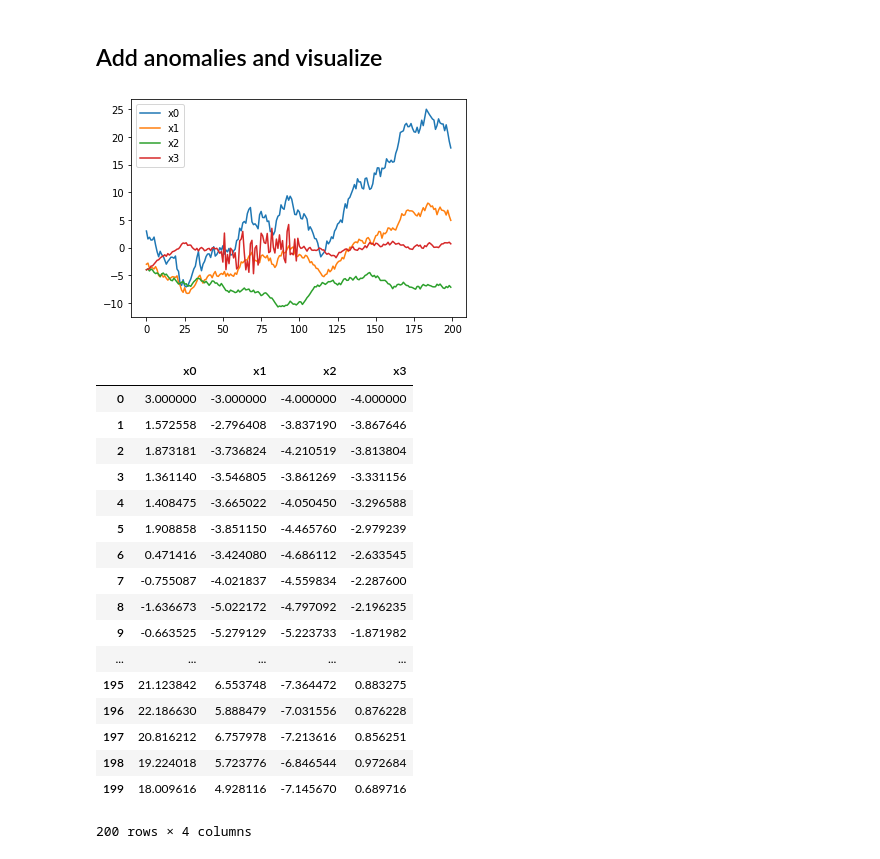
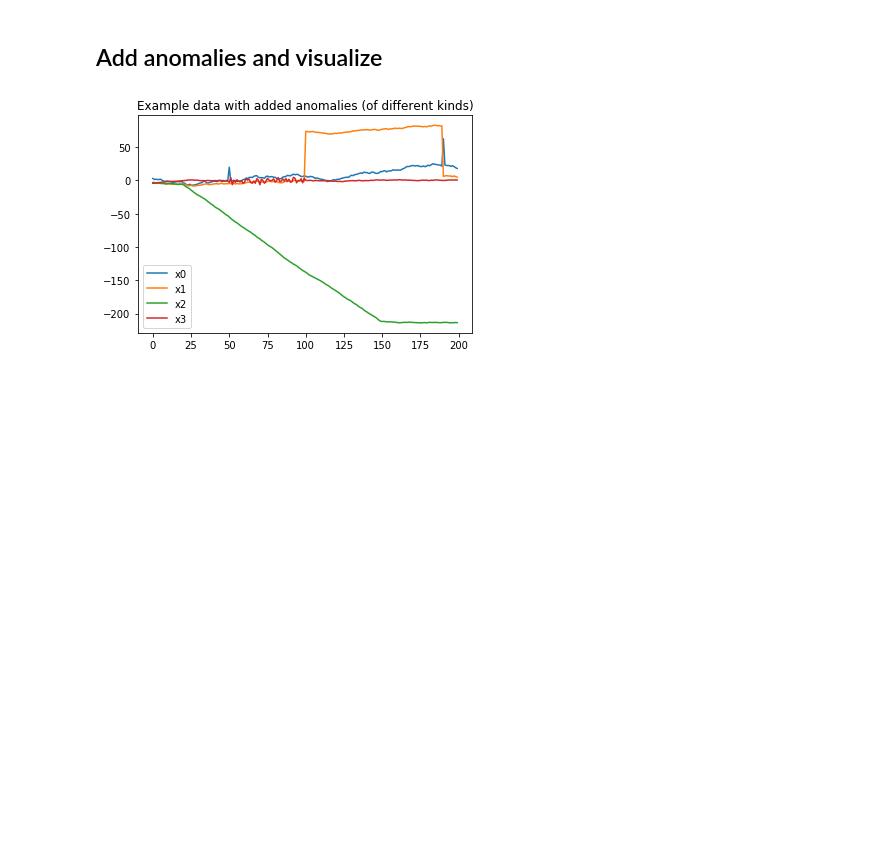
Before and after one commit to clemenspeters/ARIMA, a Jupyter notebook: AnomalyGeneratorOnTimeSeries.ipynb, the cells around one changed output. Cells and saved outputs as stored; diff of their text form; code cells hidden in the pictures; blank space fills up the shorter version.

```diff
--- a/AnomalyGeneratorOnTimeSeries.ipynb
+++ b/AnomalyGeneratorOnTimeSeries.ipynb
@@ -11,7 +12,8 @@ class MultivariateOutlierGenerator:
 # %%
 # Source: https://github.com/KDD-OpenSource/agots/blob/master/agots/multivariate_generators/multivariate_variance_outlier_generator.py
 class MultivariateVarianceOutlierGenerator(MultivariateOutlierGenerator):
-    def __init__(self, timestamps=None, factor=8):
+#     def __init__(self, timestamps=None, factor=8):
+    def __init__(self, timestamps=None, factor=3):
         self.timestamps = timestamps or []
         self.factor = factor
 
@@ -285,10 +287,13 @@ df = dg.generate_baseline(initial_value_min=-4, initial_value_max=4)
 # %%
 # Source: https://github.com/KDD-OpenSource/agots/blob/master/examples/Multivariate%20Data%20Synthesis.ipynb
 import matplotlib.pyplot as plt
-for col in df.columns:
-    plt.plot(df[col], label=col)
-plt.legend()
-plt.show()
+def draw(df,  title="Example data"):
+    for col in df.columns:
+        plt.plot(df[col], label=col)
+    plt.legend()
+    plt.title(title)
+    plt.show()
 
-df.corr()
+#     df.corr()
+draw(df)
 # %% [output]
@@ -303,34 +303,11 @@ df.corr()
 # %%
 # Source: https://github.com/KDD-OpenSource/agots/blob/master/examples/Multivariate%20Data%20Synthesis.ipynb
 df = dg.add_outliers({
-#     'extreme': [{'n': 0, 'timestamps': [(50,), (190,)]}],
-#     'shift':   [{'n': 1, 'timestamps': [(100,190)]}],
-#     'trend':   [{'n': 2, 'timestamps': [(20, 150)]}],
+    'extreme': [{'n': 0, 'timestamps': [(50,), (190,)]}],
+    'shift':   [{'n': 1, 'timestamps': [(100,190)]}],
+    'trend':   [{'n': 2, 'timestamps': [(20, 150)]}],
     'variance':[{'n': 3, 'timestamps': [(50, 100)]}]}
 )
-
-for col in df.columns:
-    plt.plot(df[col], label=col)
-plt.legend()
-plt.show()
-df
+draw(df, 'Example data with added anomalies (of different kinds)')
 # %% [output]
-[figure, old version]
+[figure, new version]
-|  | x0 | x1 | x2 | x3 |
-| 0 | 3.000000 | -3.000000 | -4.000000 | -4.000000 |
-| 1 | 1.572558 | -2.796408 | -3.837190 | -3.867646 |
-| 2 | 1.873181 | -3.736824 | -4.210519 | -3.813804 |
-| 3 | 1.361140 | -3.546805 | -3.861269 | -3.331156 |
-| 4 | 1.408475 | -3.665022 | -4.050450 | -3.296588 |
-| 5 | 1.908858 | -3.851150 | -4.465760 | -2.979239 |
-| 6 | 0.471416 | -3.424080 | -4.686112 | -2.633545 |
-| 7 | -0.755087 | -4.021837 | -4.559834 | -2.287600 |
-| 8 | -1.636673 | -5.022172 | -4.797092 | -2.196235 |
-| 9 | -0.663525 | -5.279129 | -5.223733 | -1.871982 |
-| ... | ... | ... | ... | ... |
-| 195 | 21.123842 | 6.553748 | -7.364472 | 0.883275 |
-| 196 | 22.186630 | 5.888479 | -7.031556 | 0.876228 |
-| 197 | 20.816212 | 6.757978 | -7.213616 | 0.856251 |
-| 198 | 19.224018 | 5.723776 | -6.846544 | 0.972684 |
-| 199 | 18.009616 | 4.928116 | -7.145670 | 0.689716 |
-200 rows × 4 columns
```
Also changed, not shown: parts of 4 cells of this notebook, 1 other file.
